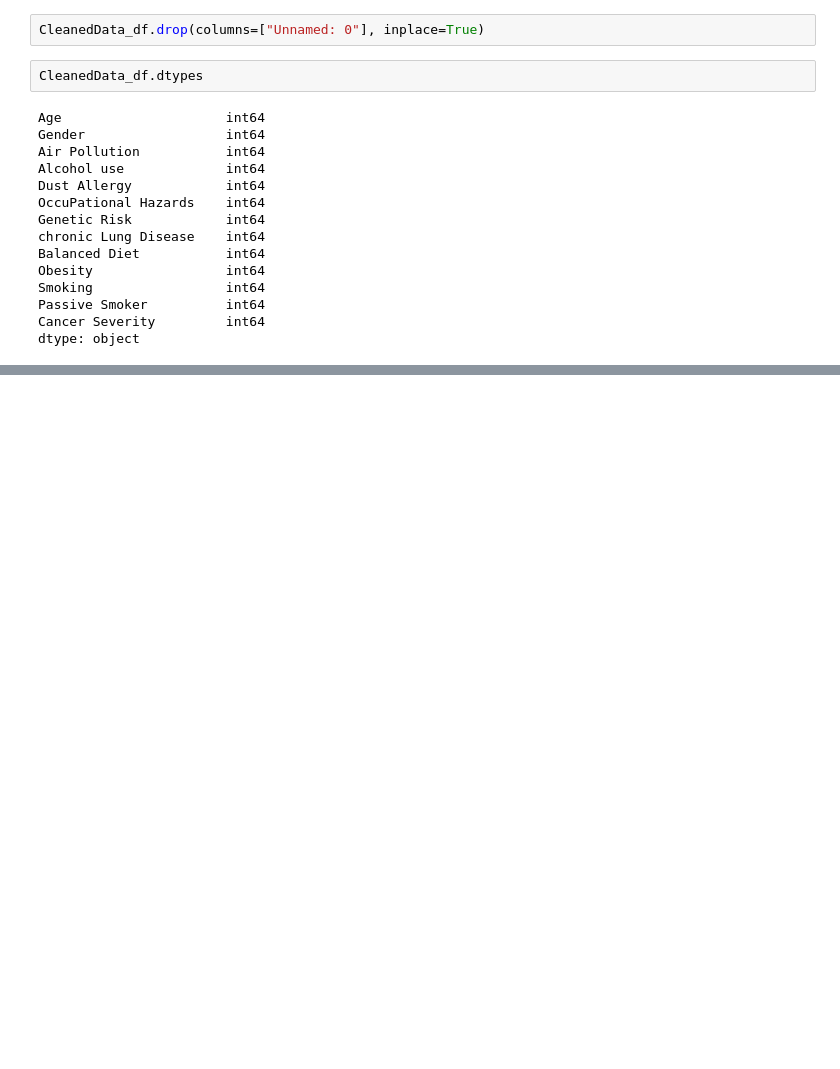
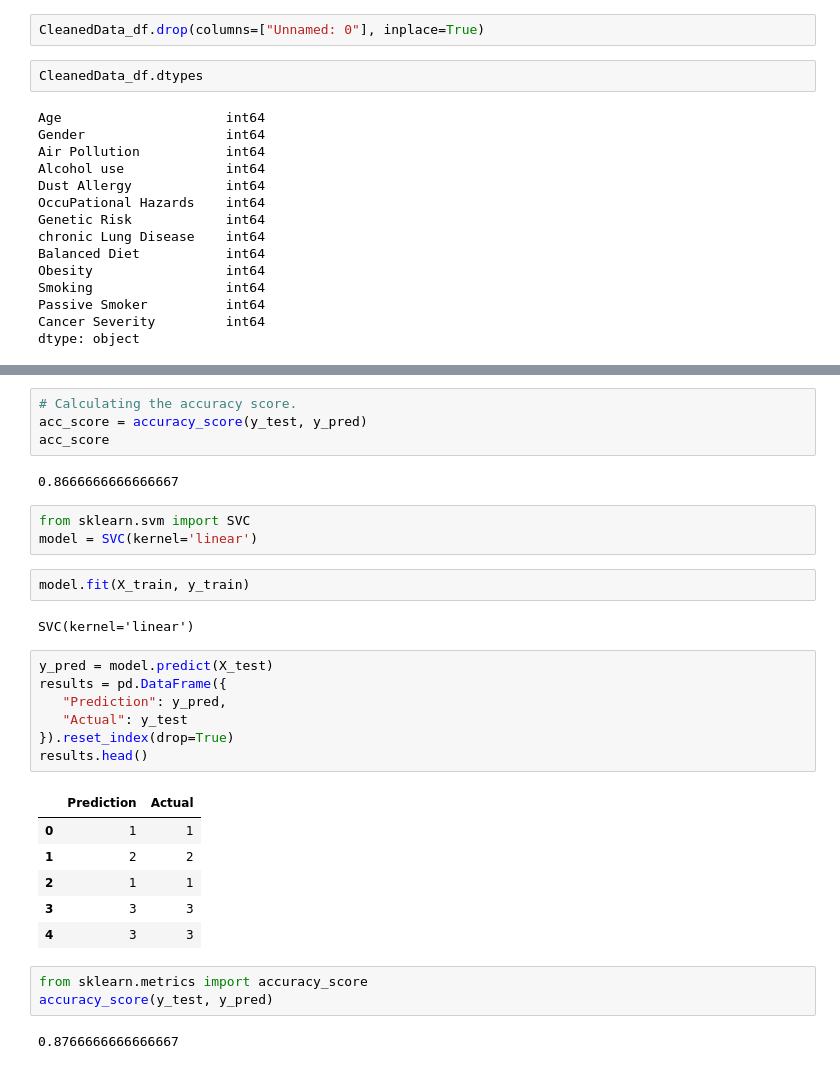
Before and after one commit to shaneabbley/Capstone_Project, a Jupyter notebook: training_model.ipynb, the cells around one changed output, grey strips where cells are left out. Cells and saved outputs as stored; diff of their text form; blank space fills up the shorter version.

```diff
--- a/training_model.ipynb
+++ b/training_model.ipynb
@@ -95,0 +165,32 @@ ValueError: could not convert string to float: 'P42'
+# %%
+# Calculating the accuracy score.
+acc_score = accuracy_score(y_test, y_pred)
+acc_score
+# %% [output]
+0.8666666666666667
+# %%
+from sklearn.svm import SVC
+model = SVC(kernel='linear')
+# %%
+model.fit(X_train, y_train)
+# %% [output]
+SVC(kernel='linear')
+# %%
+y_pred = model.predict(X_test)
+results = pd.DataFrame({
+   "Prediction": y_pred,
+   "Actual": y_test
+}).reset_index(drop=True)
+results.head()
+# %% [output]
+|  | Prediction | Actual |
+| 0 | 1 | 1 |
+| 1 | 2 | 2 |
+| 2 | 1 | 1 |
+| 3 | 3 | 3 |
+| 4 | 3 | 3 |
+# %%
+from sklearn.metrics import accuracy_score
+accuracy_score(y_test, y_pred)
+# %% [output]
+0.8766666666666667
```
Also changed, not shown: parts of 15 cells of this notebook, 2 other files.
